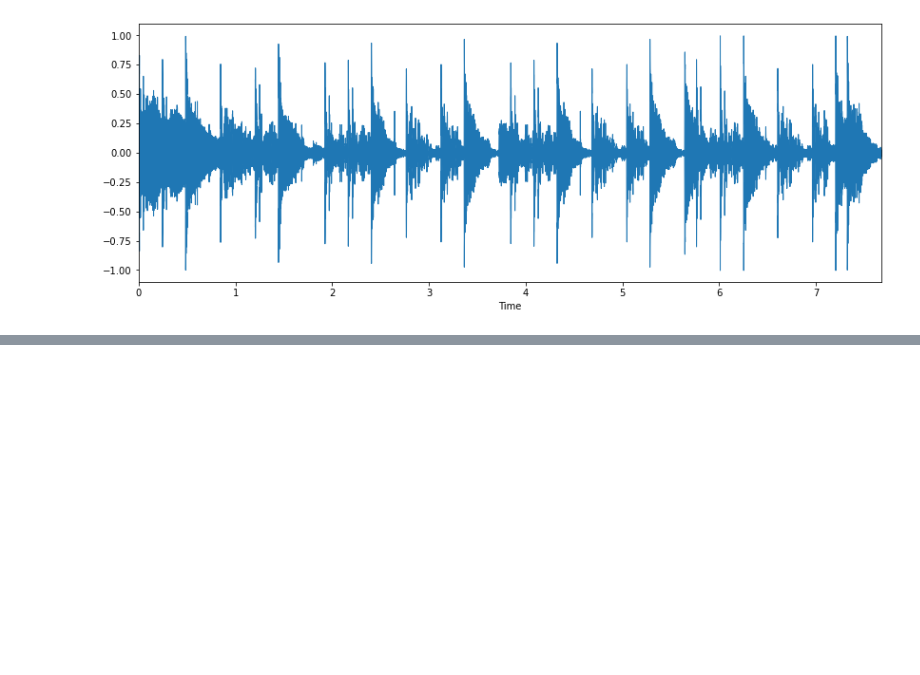
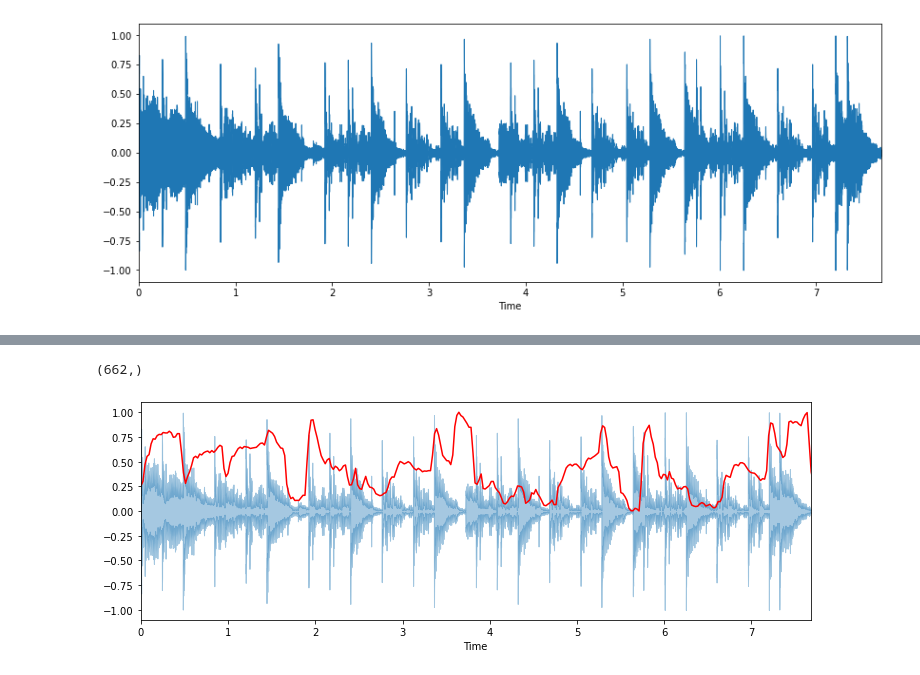
Before and after one commit to r-aax/wav-inspect, a Jupyter notebook: src/AI_test_Noise.ipynb, the cells around one changed output, grey strips where cells are left out. Saved outputs shown, nothing was run; the diff lists cells and outputs as text; code cells hidden in the pictures; blank space fills up the shorter version.

```diff
--- a/src/AI_test_Noise.ipynb
+++ b/src/AI_test_Noise.ipynb
@@ -65,0 +88,24 @@ plt.show()
+# %%
+import sklearn
+spectral_centroids = librosa.feature.spectral_centroid(data, sr=sr)[0] # возвращает массив со столбцами, равными количеству фреймов, представленных в семпле
+print(spectral_centroids.shape)
+
+# Вычисление временной переменной для визуализации
+plt.figure(figsize=(12, 4))
+frames = range(len(spectral_centroids))
+# print(frames)
+t = librosa.frames_to_time(frames)
+
+# Нормализация спектрального центроида для визуализации
+def normalize(x, axis=0):
+    return sklearn.preprocessing.minmax_scale(x, axis=axis)
+
+# print(t)
+
+# Построение спектрального центроида вместе с формой волны
+librosa.display.waveplot(data, sr=sr, alpha=0.4)
+plt.plot(t, normalize(spectral_centroids), color='r')
+plt.show()
+# %% [output]
+(662,)
+[figure, added]
```
Also changed, not shown: parts of 17 cells of this notebook.
